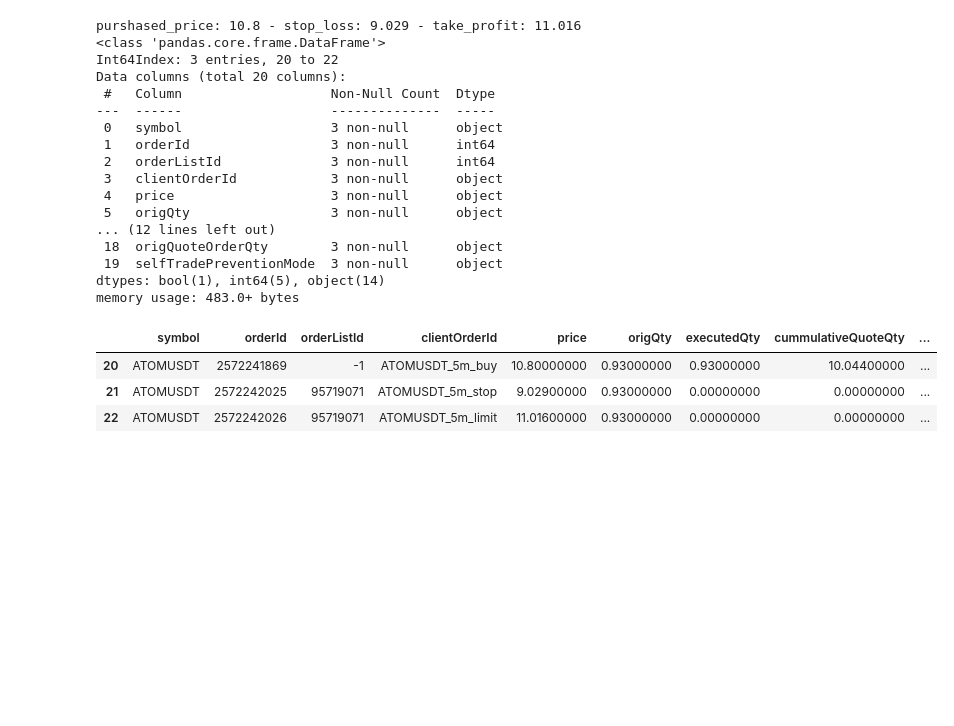
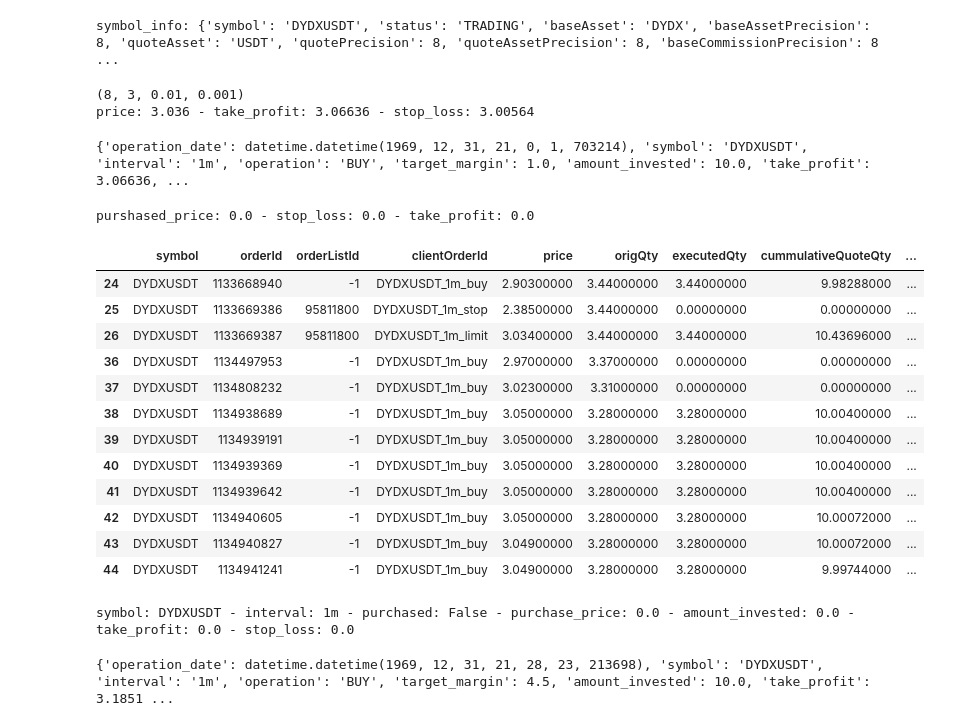
Before and after one commit to marcelolimagomes/mg_crypto_trader, a Jupyter notebook: src/jupyter_nb/test_binance.ipynb, the cells around one changed output. Cells and saved outputs as stored; diff of their text form; code cells hidden in the pictures; blank space fills up the shorter version.

Commit message:
adjust update data when robo crash

```diff
--- a/src/jupyter_nb/test_binance.ipynb
+++ b/src/jupyter_nb/test_binance.ipynb
@@ -19,21 +22,28 @@ utils.get_account_balance()
 # %%
 #client.get_account_snapshot(type='SPOT')
 # %%
-symbol = 'AVAXUSDT'
+symbol = 'DYDXUSDT'
 symbol_info = utils.get_client().get_symbol_info(symbol=symbol)
 print(f'symbol_info: {symbol_info}')
+# %% [output]
+symbol_info: {'symbol': 'DYDXUSDT', 'status': 'TRADING', 'baseAsset': 'DYDX', 'baseAssetPrecision': 8, 'quoteAsset': 'USDT', 'quotePrecision': 8, 'quoteAssetPrecision': 8, 'baseCommissionPrecision': 8 ...
 # %%
 price_order = utils.get_client().get_symbol_ticker(symbol=symbol)
-symbol_info, symbol_precision, price_precision, step_size, tick_size = utils.get_symbol_info(symbol)
+symbol_info, symbol_precision, quote_precision, quantity_precision, price_precision, step_size, tick_size = utils.get_symbol_info(symbol)
 price = round(float(price_order['price']), symbol_precision)
 
 take_profit, stop_loss = utils.calc_take_profit_stop_loss('LONG', price, 1.0, 1)
 print((symbol_precision, price_precision, step_size, tick_size))
 print((f'price: {price} - take_profit: {take_profit} - stop_loss: {stop_loss}'))
+# %% [output]
+(8, 3, 0.01, 0.001)
+price: 3.036 - take_profit: 3.06636 - stop_loss: 3.00564
 # %%
 amount_invested, balance = utils.get_amount_to_invest()  # ok
 
 ledger_params = utils.get_params_operation(np.datetime64('now'), symbol, '1m', 'BUY', 1.0, amount_invested, take_profit, stop_loss,
-												price, 30.0, take_profit, 0.0, 1.0, 'LONG', balance, symbol_precision, price_precision, tick_size, step_size)  # ok
+												price, 30.0, take_profit, 0.0, 1.0, 'LONG', balance, symbol_precision, quote_precision, quantity_precision, price_precision, tick_size, step_size)  # ok
 print(ledger_params)
+# %% [output]
+{'operation_date': datetime.datetime(1969, 12, 31, 21, 0, 1, 703214), 'symbol': 'DYDXUSDT', 'interval': '1m', 'operation': 'BUY', 'target_margin': 1.0, 'amount_invested': 10.0, 'take_profit': 3.06636, ...
 # %%
@@ -42,6 +52,6 @@ print((order_buy_id, order_sell_id))
 # %%
-symbol = 'ATOMUSDT'
-interval = '5m'
+symbol = 'DYDXUSDT'
+interval = '1m'
 
 id_buy = f'{symbol}_{interval}_buy'
 id_limit = f'{symbol}_{interval}_limit'
@@ -50,45 +60,57 @@ orders = utils.get_client().get_all_orders(symbol=symbol)
 # %%
 purshased_price = 0.0
 stop_loss = 0.0
 take_profit = 0.0
 df_order = pd.DataFrame(orders)
 key = (df_order['clientOrderId'] == id_buy) | (df_order['clientOrderId'] == id_limit) | (df_order['clientOrderId'] == id_stop)
-if key.sum() > 0:
+if True: # key.sum() > 0:
 	df_order = df_order[key]
 	is_purchased = df_order['status'].isin([Client.ORDER_STATUS_NEW, Client.ORDER_STATUS_PARTIALLY_FILLED, Client.ORDER_STATUS_PENDING_CANCEL]).sum() > 0
 	if is_purchased:
 		has_buy = df_order['clientOrderId'] == id_buy
 		if has_buy.sum() > 0:
 			purshased_price = float(df_order[has_buy].tail(1)['price'].values[0])
 		has_limit = df_order['clientOrderId'] == id_limit
 		if has_limit.sum() > 0:
 			take_profit = float(df_order[has_limit].tail(1)['price'].values[0])
 		has_stop = df_order['clientOrderId'] == id_stop
 		if has_stop.sum() > 0:
 			stop_loss = float(df_order[has_stop].tail(1)['price'].values[0])
 
 print(f'purshased_price: {purshased_price} - stop_loss: {stop_loss} - take_profit: {take_profit}')
-df_order.info()
+#df_order.info()
 df_order
 # %% [output]
-purshased_price: 10.8 - stop_loss: 9.029 - take_profit: 11.016
-<class 'pandas.core.frame.DataFrame'>
-Int64Index: 3 entries, 20 to 22
-Data columns (total 20 columns):
- #   Column                   Non-Null Count  Dtype
----  ------                   --------------  -----
- 0   symbol                   3 non-null      object
- 1   orderId                  3 non-null      int64
- 2   orderListId              3 non-null      int64
- 3   clientOrderId            3 non-null      object
- 4   price                    3 non-null      object
- 5   origQty                  3 non-null      object
-... (12 lines left out)
- 18  origQuoteOrderQty        3 non-null      object
- 19  selfTradePreventionMode  3 non-null      object
-dtypes: bool(1), int64(5), object(14)
-memory usage: 483.0+ bytes
+purshased_price: 0.0 - stop_loss: 0.0 - take_profit: 0.0
 |  | symbol | orderId | orderListId | clientOrderId | price | origQty | executedQty | cummulativeQuoteQty | ... |
-| 20 | ATOMUSDT | 2572241869 | -1 | ATOMUSDT_5m_buy | 10.80000000 | 0.93000000 | 0.93000000 | 10.04400000 | ... |
-| 21 | ATOMUSDT | 2572242025 | 95719071 | ATOMUSDT_5m_stop | 9.02900000 | 0.93000000 | 0.00000000 | 0.00000000 | ... |
-| 22 | ATOMUSDT | 2572242026 | 95719071 | ATOMUSDT_5m_limit | 11.01600000 | 0.93000000 | 0.00000000 | 0.00000000 | ... |
+| 24 | DYDXUSDT | 1133668940 | -1 | DYDXUSDT_1m_buy | 2.90300000 | 3.44000000 | 3.44000000 | 9.98288000 | ... |
+| 25 | DYDXUSDT | 1133669386 | 95811800 | DYDXUSDT_1m_stop | 2.38500000 | 3.44000000 | 0.00000000 | 0.00000000 | ... |
+| 26 | DYDXUSDT | 1133669387 | 95811800 | DYDXUSDT_1m_limit | 3.03400000 | 3.44000000 | 3.44000000 | 10.43696000 | ... |
+| 36 | DYDXUSDT | 1134497953 | -1 | DYDXUSDT_1m_buy | 2.97000000 | 3.37000000 | 0.00000000 | 0.00000000 | ... |
+| 37 | DYDXUSDT | 1134808232 | -1 | DYDXUSDT_1m_buy | 3.02300000 | 3.31000000 | 0.00000000 | 0.00000000 | ... |
+| 38 | DYDXUSDT | 1134938689 | -1 | DYDXUSDT_1m_buy | 3.05000000 | 3.28000000 | 3.28000000 | 10.00400000 | ... |
+| 39 | DYDXUSDT | 1134939191 | -1 | DYDXUSDT_1m_buy | 3.05000000 | 3.28000000 | 3.28000000 | 10.00400000 | ... |
+| 40 | DYDXUSDT | 1134939369 | -1 | DYDXUSDT_1m_buy | 3.05000000 | 3.28000000 | 3.28000000 | 10.00400000 | ... |
+| 41 | DYDXUSDT | 1134939642 | -1 | DYDXUSDT_1m_buy | 3.05000000 | 3.28000000 | 3.28000000 | 10.00400000 | ... |
+| 42 | DYDXUSDT | 1134940605 | -1 | DYDXUSDT_1m_buy | 3.05000000 | 3.28000000 | 3.28000000 | 10.00072000 | ... |
+| 43 | DYDXUSDT | 1134940827 | -1 | DYDXUSDT_1m_buy | 3.04900000 | 3.28000000 | 3.28000000 | 10.00072000 | ... |
+| 44 | DYDXUSDT | 1134941241 | -1 | DYDXUSDT_1m_buy | 3.04900000 | 3.28000000 | 3.28000000 | 9.99744000 | ... |
+# %%
+purchased, purchase_price, amount_invested, take_profit, stop_loss = utils.is_purchased(symbol, interval)
+
+print((f'symbol: {symbol} - interval: {interval} - purchased: {purchased} - purchase_price: {purchase_price} - amount_invested: {amount_invested} - take_profit: {take_profit} - stop_loss: {stop_loss}'))
+# %% [output]
+symbol: DYDXUSDT - interval: 1m - purchased: False - purchase_price: 0.0 - amount_invested: 0.0 - take_profit: 0.0 - stop_loss: 0.0
+# %%
+symbol_info, symbol_precision, quote_precision, quantity_precision, price_precision, step_size, tick_size = utils.get_symbol_info(symbol)
+
+_time = pd.DataFrame(data=[utils.get_client().get_server_time()])
+
+take_profit, stop_loss = utils.calc_take_profit_stop_loss('LONG', 3.048, 4.5, 2)
+
+ledger_params = utils.get_params_operation(_time['serverTime'].values[0], symbol, interval, 'BUY', 4.5, 10.0,
+											take_profit, stop_loss, 3.048, 0, take_profit, 0.0, 0.0, 'LONG', balance,
+											symbol_precision, quote_precision, quantity_precision, price_precision, step_size, tick_size)  # ok
+print(ledger_params)
+# %% [output]
+{'operation_date': datetime.datetime(1969, 12, 31, 21, 28, 23, 213698), 'symbol': 'DYDXUSDT', 'interval': '1m', 'operation': 'BUY', 'target_margin': 4.5, 'amount_invested': 10.0, 'take_profit': 3.1851 ...
```
Also changed, not shown: parts of 4 cells of this notebook, 9 other files.
